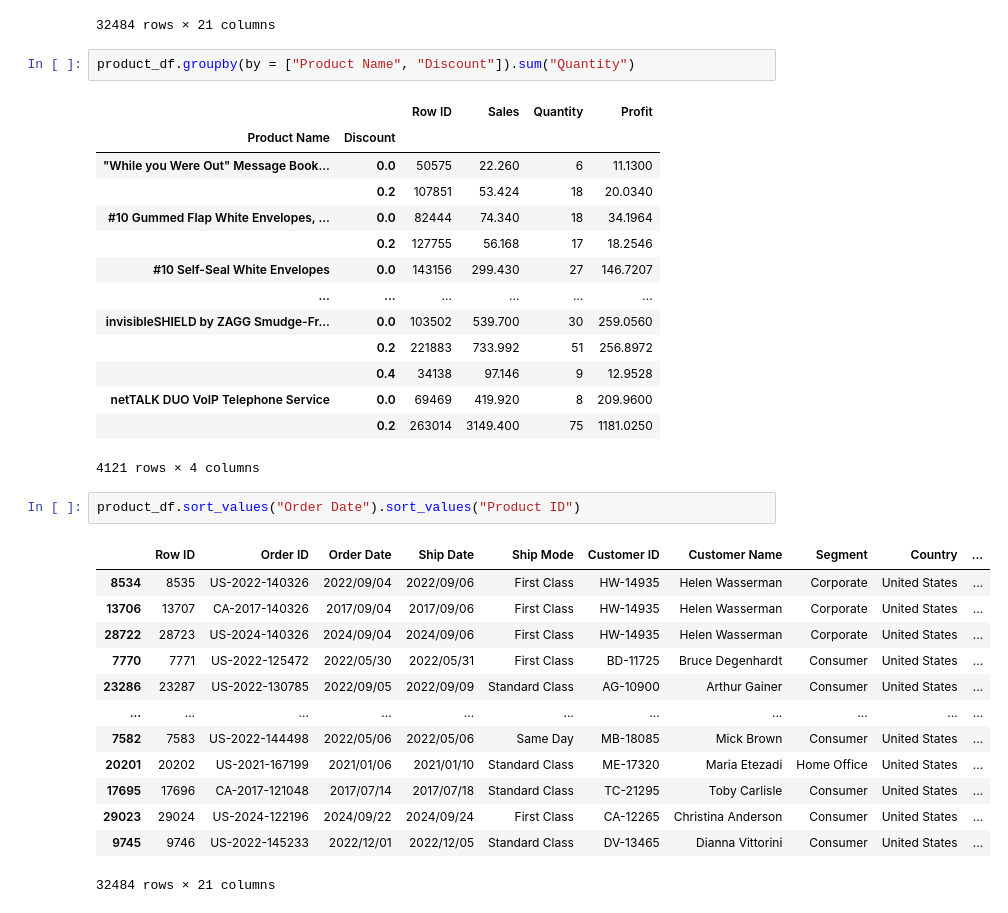
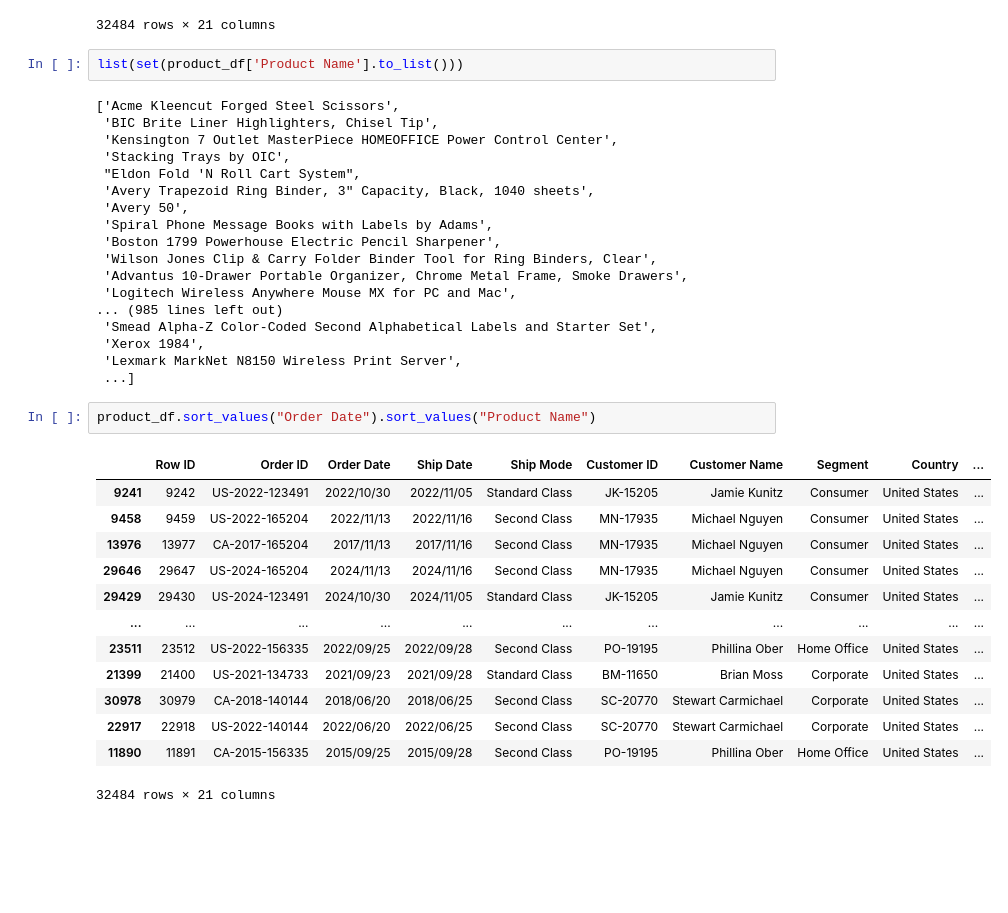
Before and after one commit to Abdullah-Bakhshov/overfitting_outlaws, a Jupyter notebook: promotion_campaigns.ipynb, the cells around one changed output. Drawn from its saved outputs; the diff is of its cells as text; blank space fills up the shorter version.

```diff
--- a/promotion_campaigns.ipynb
+++ b/promotion_campaigns.ipynb
@@ -136,35 +139,38 @@ product_df
 | 1803 | 1804 | US-2019-106376 | 2019/12/05 | 2019/12/10 | Standard Class | BS-11590 | Brendan Sweed | Corporate | United States | ... |
 32484 rows × 21 columns
 # %%
-product_df.groupby(by = ["Product Name", "Discount"]).sum("Quantity")
+list(set(product_df['Product Name'].to_list()))
 # %% [output]
-|  |  | Row ID | Sales | Quantity | Profit |
-| Product Name | Discount |  |  |  |  |
-| "While you Were Out" Message Book... | 0.0 | 50575 | 22.260 | 6 | 11.1300 |
-|  | 0.2 | 107851 | 53.424 | 18 | 20.0340 |
-| #10 Gummed Flap White Envelopes, ... | 0.0 | 82444 | 74.340 | 18 | 34.1964 |
-|  | 0.2 | 127755 | 56.168 | 17 | 18.2546 |
-| #10 Self-Seal White Envelopes | 0.0 | 143156 | 299.430 | 27 | 146.7207 |
-| ... | ... | ... | ... | ... | ... |
-| invisibleSHIELD by ZAGG Smudge-Fr... | 0.0 | 103502 | 539.700 | 30 | 259.0560 |
-|  | 0.2 | 221883 | 733.992 | 51 | 256.8972 |
-|  | 0.4 | 34138 | 97.146 | 9 | 12.9528 |
-| netTALK DUO VoIP Telephone Service | 0.0 | 69469 | 419.920 | 8 | 209.9600 |
-|  | 0.2 | 263014 | 3149.400 | 75 | 1181.0250 |
-4121 rows × 4 columns
+['Acme Kleencut Forged Steel Scissors',
+ 'BIC Brite Liner Highlighters, Chisel Tip',
+ 'Kensington 7 Outlet MasterPiece HOMEOFFICE Power Control Center',
+ 'Stacking Trays by OIC',
+ "Eldon Fold 'N Roll Cart System",
+ 'Avery Trapezoid Ring Binder, 3" Capacity, Black, 1040 sheets',
+ 'Avery 50',
+ 'Spiral Phone Message Books with Labels by Adams',
+ 'Boston 1799 Powerhouse Electric Pencil Sharpener',
+ 'Wilson Jones Clip & Carry Folder Binder Tool for Ring Binders, Clear',
+ 'Advantus 10-Drawer Portable Organizer, Chrome Metal Frame, Smoke Drawers',
+ 'Logitech Wireless Anywhere Mouse MX for PC and Mac',
+... (985 lines left out)
+ 'Smead Alpha-Z Color-Coded Second Alphabetical Labels and Starter Set',
+ 'Xerox 1984',
+ 'Lexmark MarkNet N8150 Wireless Print Server',
+ ...]
 # %%
-product_df.sort_values("Order Date").sort_values("Product ID")
+product_df.sort_values("Order Date").sort_values("Product Name")
 # %% [output]
 |  | Row ID | Order ID | Order Date | Ship Date | Ship Mode | Customer ID | Customer Name | Segment | Country | ... |
-| 8534 | 8535 | US-2022-140326 | 2022/09/04 | 2022/09/06 | First Class | HW-14935 | Helen Wasserman | Corporate | United States | ... |
-| 13706 | 13707 | CA-2017-140326 | 2017/09/04 | 2017/09/06 | First Class | HW-14935 | Helen Wasserman | Corporate | United States | ... |
-| 28722 | 28723 | US-2024-140326 | 2024/09/04 | 2024/09/06 | First Class | HW-14935 | Helen Wasserman | Corporate | United States | ... |
-| 7770 | 7771 | US-2022-125472 | 2022/05/30 | 2022/05/31 | First Class | BD-11725 | Bruce Degenhardt | Consumer | United States | ... |
-| 23286 | 23287 | US-2022-130785 | 2022/09/05 | 2022/09/09 | Standard Class | AG-10900 | Arthur Gainer | Consumer | United States | ... |
+| 9241 | 9242 | US-2022-123491 | 2022/10/30 | 2022/11/05 | Standard Class | JK-15205 | Jamie Kunitz | Consumer | United States | ... |
+| 9458 | 9459 | US-2022-165204 | 2022/11/13 | 2022/11/16 | Second Class | MN-17935 | Michael Nguyen | Consumer | United States | ... |
+| 13976 | 13977 | CA-2017-165204 | 2017/11/13 | 2017/11/16 | Second Class | MN-17935 | Michael Nguyen | Consumer | United States | ... |
+| 29646 | 29647 | US-2024-165204 | 2024/11/13 | 2024/11/16 | Second Class | MN-17935 | Michael Nguyen | Consumer | United States | ... |
+| 29429 | 29430 | US-2024-123491 | 2024/10/30 | 2024/11/05 | Standard Class | JK-15205 | Jamie Kunitz | Consumer | United States | ... |
 | ... | ... | ... | ... | ... | ... | ... | ... | ... | ... | ... |
-| 7582 | 7583 | US-2022-144498 | 2022/05/06 | 2022/05/06 | Same Day | MB-18085 | Mick Brown | Consumer | United States | ... |
-| 20201 | 20202 | US-2021-167199 | 2021/01/06 | 2021/01/10 | Standard Class | ME-17320 | Maria Etezadi | Home Office | United States | ... |
-| 17695 | 17696 | CA-2017-121048 | 2017/07/14 | 2017/07/18 | Standard Class | TC-21295 | Toby Carlisle | Consumer | United States | ... |
-| 29023 | 29024 | US-2024-122196 | 2024/09/22 | 2024/09/24 | First Class | CA-12265 | Christina Anderson | Consumer | United States | ... |
-| 9745 | 9746 | US-2022-145233 | 2022/12/01 | 2022/12/05 | Standard Class | DV-13465 | Dianna Vittorini | Consumer | United States | ... |
+| 23511 | 23512 | US-2022-156335 | 2022/09/25 | 2022/09/28 | Second Class | PO-19195 | Phillina Ober | Home Office | United States | ... |
+| 21399 | 21400 | US-2021-134733 | 2021/09/23 | 2021/09/28 | Standard Class | BM-11650 | Brian Moss | Corporate | United States | ... |
+| 30978 | 30979 | CA-2018-140144 | 2018/06/20 | 2018/06/25 | Second Class | SC-20770 | Stewart Carmichael | Corporate | United States | ... |
+| 22917 | 22918 | US-2022-140144 | 2022/06/20 | 2022/06/25 | Second Class | SC-20770 | Stewart Carmichael | Corporate | United States | ... |
+| 11890 | 11891 | CA-2015-156335 | 2015/09/25 | 2015/09/28 | Second Class | PO-19195 | Phillina Ober | Home Office | United States | ... |
 32484 rows × 21 columns
```
Also changed, not shown: parts of 14 cells of this notebook.
